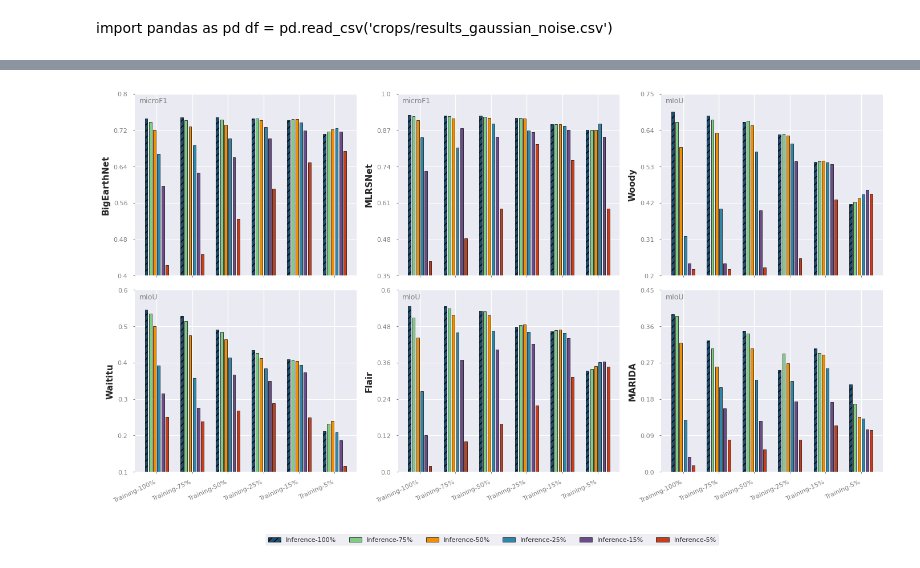
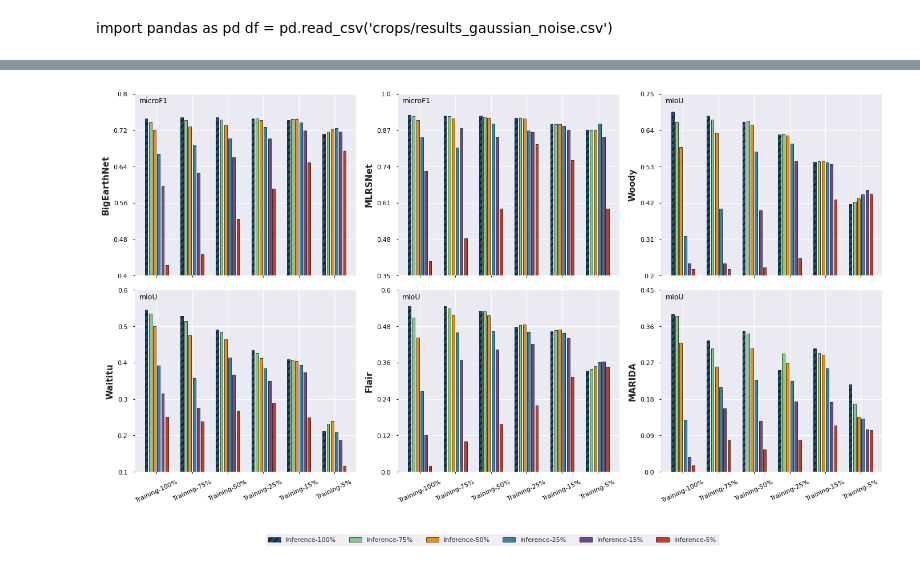
Before and after one commit to Orion-AI-Lab/RedundancyInvestigationEO, a Jupyter notebook: my_plots.ipynb, the cells around one changed output, grey strips where cells are left out. Drawn from its saved outputs; the diff is of its cells as text; code cells hidden in the pictures.

```diff
--- a/my_plots.ipynb
+++ b/my_plots.ipynb
@@ -127,7 +127,7 @@ import matplotlib.lines as mlines
 import numpy as np
 import matplotlib as mpl
 
-mpl.style.use("seaborn-v0_8")
+mpl.style.use("seaborn-v0_8-whitegrid")
 
 models = ["ViT-Large", "ViT-Small", "ViT-Base"]
 model_colors = {
@@ -351,3 +351,26 @@ Diversity-based BigEarthNet   0.12379    0.14656    0.35614
 |  | MLRSnet | 0.136930 | 0.140350 | 0.163490 |
 |  | Waititu | 1.006340 | 0.895900 | 0.462640 |
 |  | Woody | 0.742500 | 0.722030 | 0.784200 |
+# %%
+retain_percents = [5, 15, 25, 50, 75, 100]
+gains_data = {
+    "BigEarthNet": {
+        "throughput": [2163.586, 2080.801, 2261.353, 1758.794, 1610.355, 1464.562],
+        "peak_memory": [6645.72, 8033.03, 10338.16, 15653.08, 20938.68, 26235.05],
+        "encoder_gflops": [882.78, 1927.82, 3148.74, 5946.38, 8753.68, 11570.64],
+        "performance": [0.71097, 0.74191, 0.74563, 0.74828, 0.74853, 0.74605],
+    },
+        "MLRSNet": {
+        "throughput": [896.9561, 763.2604, 676.7409, 512.6367, 409.0622, 350.2566],
+        "peak_memory": [4120.34006, 7948.56921, 11694.29626, 21026.11829, 30346.63525, 39648.26395],
+        "encoder_gflops": [599.82742, 1736.61173, 2879.77557, 5720.89644, 8600.67201, 11519.10229],
+        "performance": [0.86566, 0.89237, 0.91023, 0.91608, 0.92083, 0.92359],
+    },
+
+    "Flair": {
+        "throughput": [73.78, None, 69.90, 65.36, 61.06, 54.22],
+        "peak_memory": [14803.46, None, 21802.76, 30573.54, 39319.91, 48076.06],
+        "encoder_gflops": [686.37, None, 2989.29, 6004.36, 9174.05, 12498.35],
+        "performance": [0.46, None, 0.4628, 0.53138, 0.54681, 0.54837],
+    },
+}
@@ -1835,35 +1616,35 @@ fig, axes = plt.subplots(2, 3, figsize=(14, 8), sharex=True, sharey=False)
 axes = axes.flatten()
 x = np.arange(N_GROUPS) * (group_width + gap_between_groups)
 offsets = np.linspace(-(N_BARS - 1) / 2, (N_BARS - 1) / 2, N_BARS) * (bar_width + gap_within_group)
 legend_handles = []
 
 for idx, dataset in enumerate(DATASETS):
     ax = axes[idx]
     ax.grid(axis='y', linewidth=0.8, color='white', linestyle='-')
     for i, series_name in enumerate(BAR_SERIES_LABELS):
         values = [DATA[dataset][train_pct][i] for train_pct in GROUP_LABELS]
         kw = dict(label=series_name, color=colors[i], edgecolor='black', linewidth=0.5)
         if hatches[i]:
             kw['hatch'] = hatches[i]
         bars = ax.bar(x + offsets[i], values, bar_width, **kw)
         if idx == 0:
             legend_handles.append(bars[0])
     ymin, ymax = y_limits.get(dataset, (0, 1))
     ax.set_ylim(ymin, ymax)
     yticks = np.linspace(ymin, ymax, 6)
     ax.set_yticks(yticks)
-    ax.set_yticklabels([str(round(v, 2)) for v in yticks], color='gray', fontsize=8)
-    ax.tick_params(axis='both', which='both', color='gray', labelcolor='gray', direction='out', length=2, width=0.8)
+    ax.set_yticklabels([str(round(v, 2)) for v in yticks], color='black', fontsize=8)
+    ax.tick_params(axis='both', which='both', color='black', labelcolor='black', direction='out', length=2, width=0.8)
     ax.set_xticks(x)
-    ax.set_xticklabels(GROUP_LABELS, fontsize=8, rotation=25, ha='right')
+    ax.set_xticklabels(GROUP_LABELS, fontsize=8, rotation=25, ha='center', color='black')
     ax.set_ylabel(dataset, fontsize=11, fontweight='bold')
-    ax.text(0.02, 0.98, metric_label.get(dataset, ''), transform=ax.transAxes, fontsize=9, va='top', ha='left', color='gray')
+    ax.text(0.02, 0.98, metric_label.get(dataset, ''), transform=ax.transAxes, fontsize=9, va='top', ha='left', color='black')
 
 fig.legend(handles=legend_handles, labels=BAR_SERIES_LABELS, loc='lower center', ncol=6, fontsize=8, frameon=True, bbox_to_anchor=(0.5, -0.02))
 #plt.suptitle('Per-dataset 6×6 bar charts', fontsize=12, fontweight='bold', y=1.02)
 plt.tight_layout(rect=[0, 0.06, 1, 1])
 os.makedirs('paper_plots', exist_ok=True)
 plt.savefig('paper_plots/masking_Training_Inference_per_dataset.pdf', bbox_inches='tight', pad_inches=0.0)
 plt.show()
 # %% [output]
-[figure, old version]
+[figure, new version]
```
Also changed, not shown: parts of 11 cells of this notebook.
